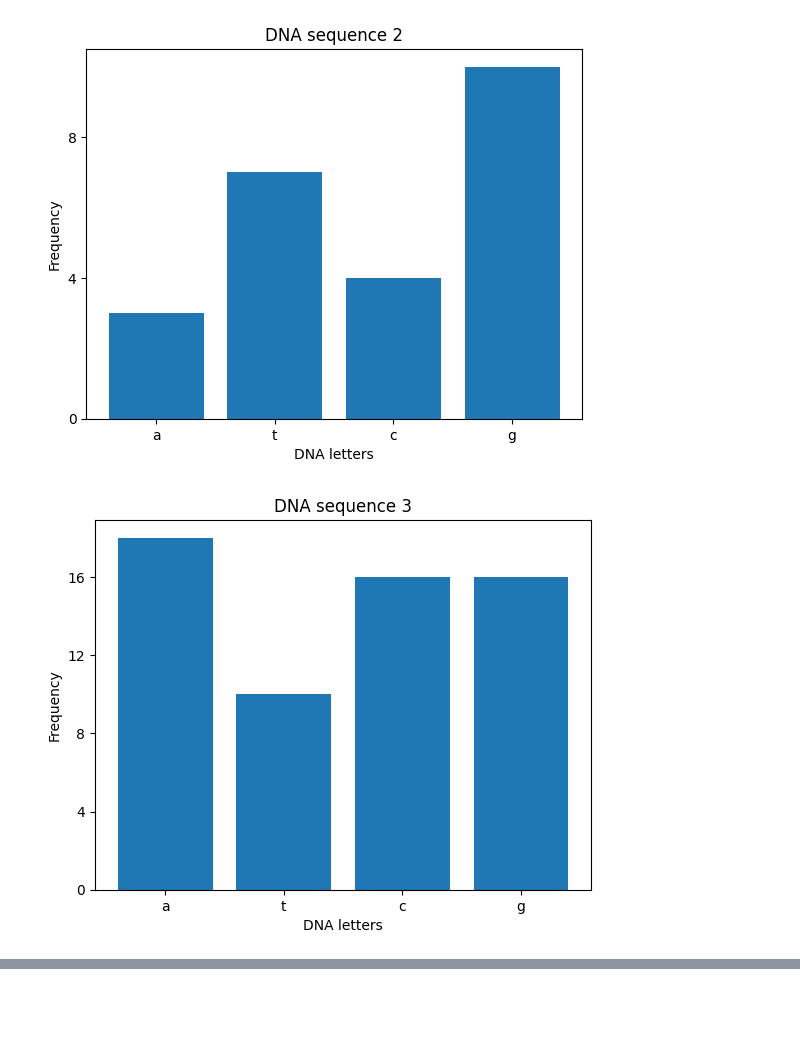
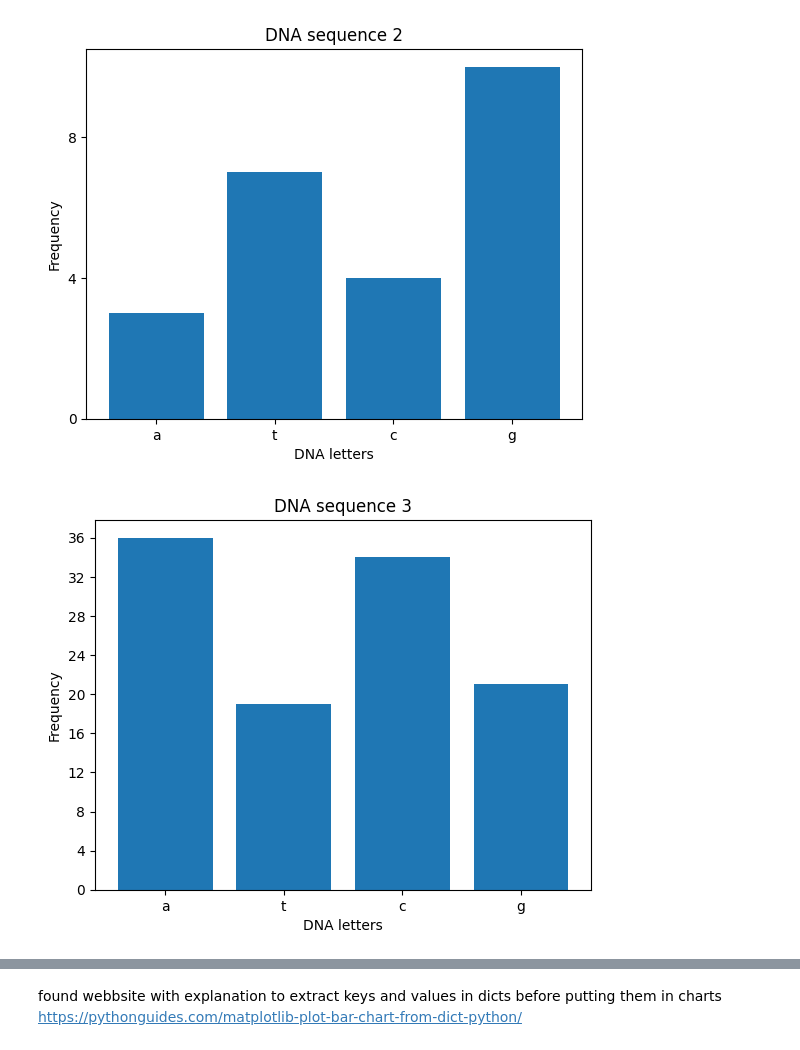
Before and after one commit to Anja-Sche/Lab1_Anja_Scherwall_DE25, a Jupyter notebook: Lab1.ipynb, the cells around one changed output, grey strips where cells are left out. Saved outputs shown, nothing was run; the diff lists cells and outputs as text; code cells hidden in the pictures; blank space fills up the shorter version.

Commit message:
put cleaning in function

```diff
--- a/Lab1.ipynb
+++ b/Lab1.ipynb
@@ -15,3 +15,13 @@ def read_dna_file(dna_file):
+# %%
+#function to split and clean file, each sequence clean and added to a list
+def clean_data(text):
+    dna_data_strings = []
+    text = text.split("\n>")
+    for data in text:
+        y = data[5:].lower()
+        y = re.sub("\n", "", y)
+        dna_data_strings.append(y)
+    return dna_data_strings #return the list with the strings
 # %%
 #function to chart each list of digits with the list of letters
 def print_charts(letter_list, digit_list):
@@ -24,43 +34,33 @@ def print_charts(letter_list, digit_list):
         ax.yaxis.set_major_locator(ticker.MultipleLocator(4)) #decide the spacing in y-axel and avoid decimals. Got idea from Rikard O
         x+=1 #to get the name (digit) of the chart updated with each loop
 # %%
-data_file = read_dna_file("dna_raw.txt") #call function, try if it can read file and return text
+data_file = read_dna_file("dna_raw_complicated.txt") #call function
 if data_file != None:  #if it is right file type, continue with code
 
-    dna_data_strings = [] #create list to put the clean sequences in
-    #clean the sequences
-    data_file = data_file.split("\n>")
-    for data in data_file:
-        y = data[5:].lower()
-        y = re.sub("\n", "", y)
-        dna_data_strings.append(y)#TODO:lägga in i function
+    clean_strings = clean_data(data_file) #call function
 
     #create a dictionary with the letters and give value 0
     dna_data = {value: 0 for key, value in enumerate("atcg")}
 
     #count each letter in each sequence and pair with the letters in dictionary
     count_list = []
-    for x in range(len(dna_data_strings)):
+    for x in range(len(clean_strings)):
             for key, value in dna_data.items():
-                dna_data['a'] = dna_data_strings[x].count("a")
-                dna_data['t'] = dna_data_strings[x].count("t")
-                dna_data['c'] = dna_data_strings[x].count("c")
-                dna_data['g'] = dna_data_strings[x].count("g")
+                dna_data['a'] = clean_strings[x].count("a")
+                dna_data['t'] = clean_strings[x].count("t")
+                dna_data['c'] = clean_strings[x].count("c")
+                dna_data['g'] = clean_strings[x].count("g")
 
             # extract the key and value of the dicts in to lists to be able to put in chart later
             letters = list(dna_data.keys())
             count = list(dna_data.values())
             count_list.append(count) #add the lists of numbers to a list each loop
 
     print_charts(letters, count_list) #call function to print charts
 
 else: #if return from read_file is None (not right argument type), print the message
     print("Try another file")
-
-
-#found webbsite with explanation to extract keys and values in dicts before putting them in charts
-#https://pythonguides.com/matplotlib-plot-bar-chart-from-dict-python/ TODO: Skapa mark down
 # %% [output]
 [figure]
 [figure]
-[figure, old version]
+[figure, new version]
@@ -67,0 +68,3 @@ else: #if return from read_file is None (not right argument type), print the mes
+# %% [markdown]
+found webbsite with explanation to extract keys and values in dicts before putting them in charts
+https://pythonguides.com/matplotlib-plot-bar-chart-from-dict-python/
```
Also changed, not shown: parts of 2 cells of this notebook.
